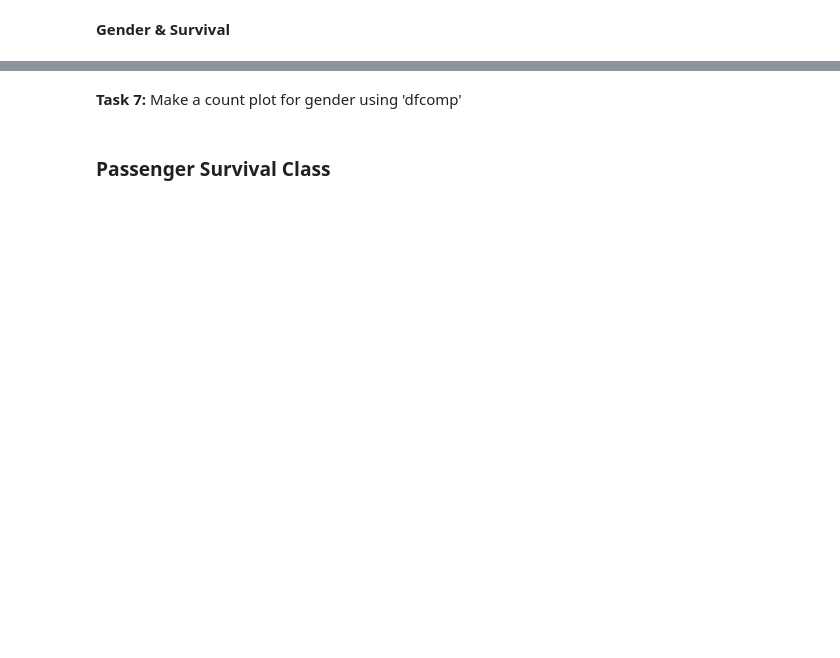
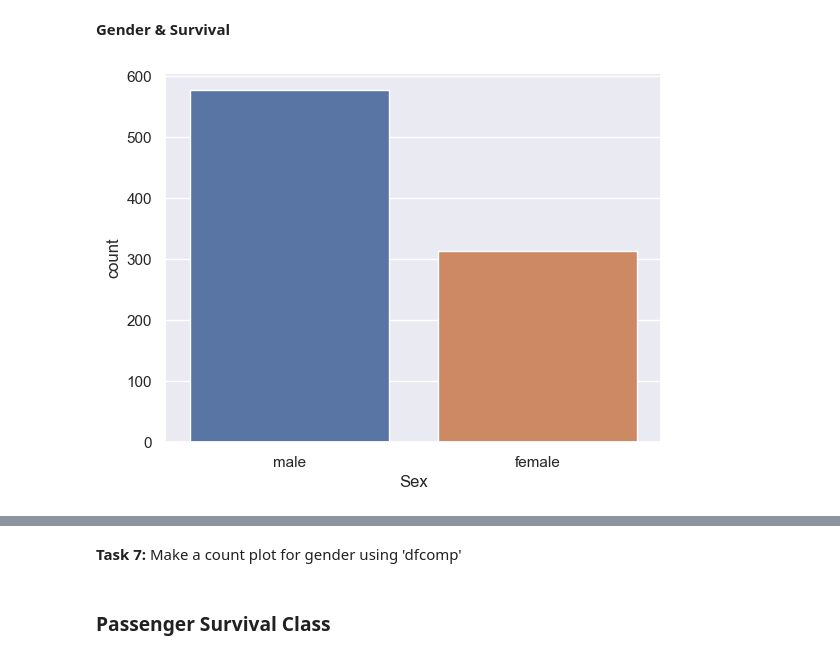
Before and after one commit to amadatiq-ai/citadel-edversity, a Jupyter notebook: EDA SEABORN-1.ipynb, the cells around one changed output, grey strips where cells are left out. Saved outputs shown, nothing was run; the diff lists cells and outputs as text; code cells hidden in the pictures; blank space fills up the shorter version.

```diff
--- a/EDA SEABORN-1.ipynb
+++ b/EDA SEABORN-1.ipynb
@@ -118,7 +116,7 @@ KeyboardInterrupt:
 # %% [markdown]
 ## 2. Loading Data & Basic Analysis
 # %%
-data = pd.read_csv('titanic_data.csv')
+data = pd.read_csv('data/titanic_data.csv')
 dftitanic = data.copy()
 # %% [markdown]
 ### Task 1
@@ -183,6 +235,8 @@ sns.countplot(x='Survived', hue='Survived', data=dftitanic);
 # %% [markdown]
 **Gender & Survival**
 # %%
-sns.countplot(x='Sex', data=dftitanic);
+sns.countplot(x='Sex',hue="Sex", data=dftitanic);
+# %% [output]
+[figure, added]
 # %%
 sns.countplot(x='Sex', hue='Survived', data=dftitanic);
```
Also changed, not shown: parts of 14 cells of this notebook, 2 other files.
